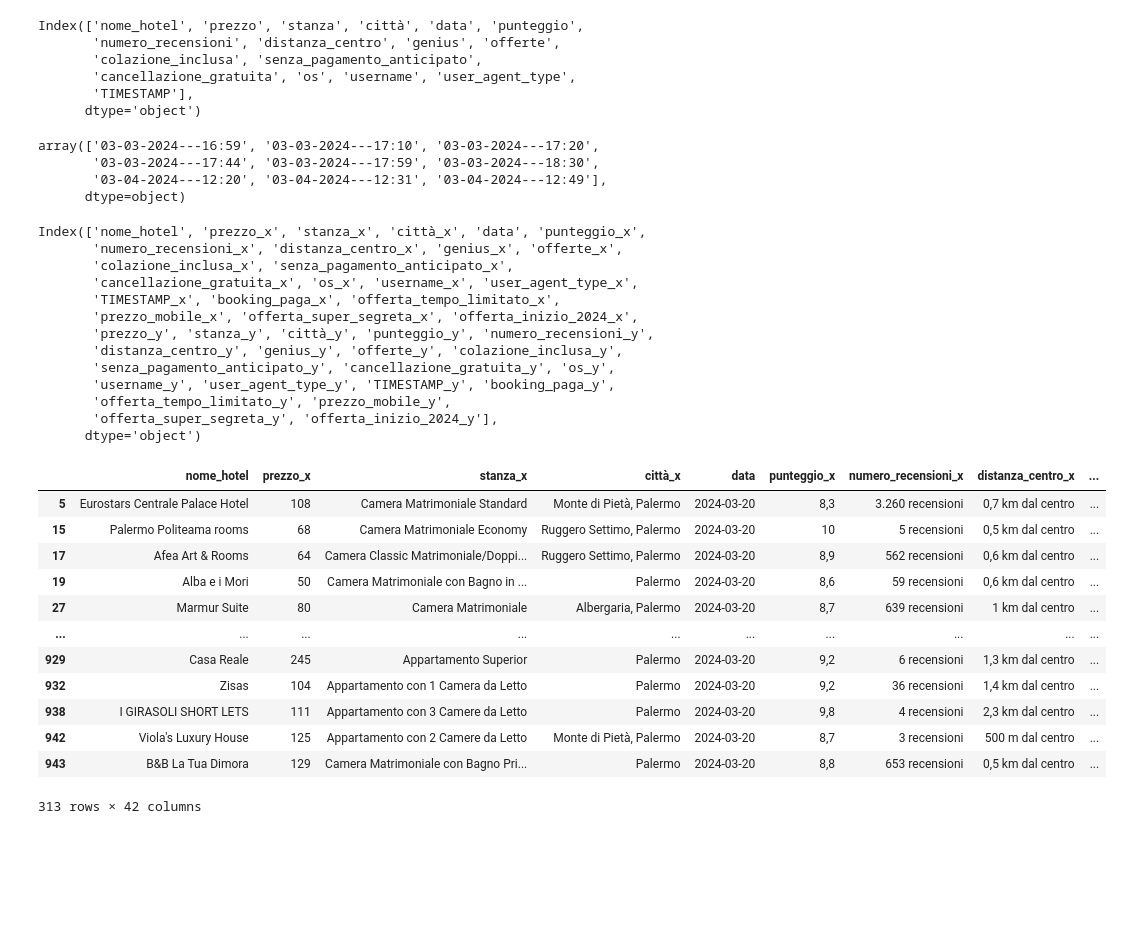
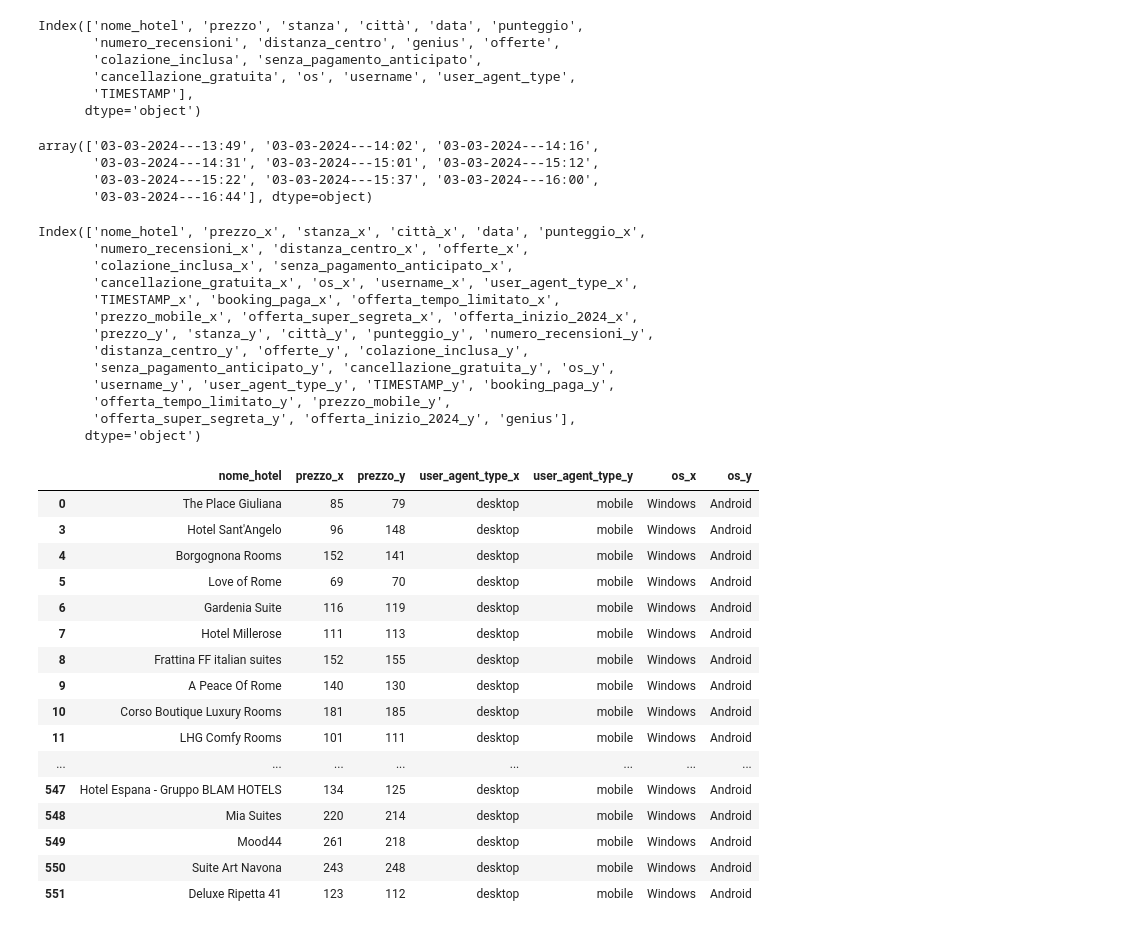
Before and after one commit to lemtiel93/booking-webscraping-thesis, a Jupyter notebook: booking_data_analysis.ipynb, the cells around one changed output. Drawn from its saved outputs; the diff is of its cells as text; code cells hidden in the pictures; blank space fills up the shorter version.

Commit message:
offerta solo mobile

```diff
--- a/booking_data_analysis.ipynb
+++ b/booking_data_analysis.ipynb
@@ -3,7 +3,7 @@
 import pandas as pd
 import re
 
-df=pd.read_csv("dati_palermo/palermo_dati_booking.csv")
+df=pd.read_csv("roma_dati_booking.csv")
 df['prezzo'] = df['prezzo'].apply(lambda x: int(re.search(r'\d+', x).group()))
 df.columns
 # %% [output]
@@ -17,23 +17,23 @@ Index(['nome_hotel', 'prezzo', 'stanza', 'città', 'data', 'punteggio',
 # Crea delle colonne con valori True/False in base alle offerte
 df['booking_paga'] = df['offerte'].str.contains('Booking.com paga')
 df['offerta_tempo_limitato'] = df['offerte'].str.contains('tempo limitato')
-df['prezzo_mobile'] = df['offerte'].str.contains('mobile')
+df['offerta_solo_mobile'] = df['offerte'].str.contains('mobile')
 df['offerta_super_segreta'] = df['offerte'].str.contains('SuperSegreta')
 df['offerta_inizio_2024'] = df['offerte'].str.contains('Offerta Inizio 2024')
 # Inserisce False nei campi nulli
-df[['booking_paga','offerta_tempo_limitato','prezzo_mobile','offerta_super_segreta','offerta_inizio_2024']] = df[['booking_paga','offerta_tempo_limitato','prezzo_mobile','offerta_super_segreta','offerta_inizio_2024']].fillna(False)
+df[['booking_paga','offerta_tempo_limitato','offerta_solo_mobile','offerta_super_segreta','offerta_inizio_2024']] = df[['booking_paga','offerta_tempo_limitato','offerta_solo_mobile','offerta_super_segreta','offerta_inizio_2024']].fillna(False)
 # %%
 # Visualizza lista ricerche in base ad orari
 df['TIMESTAMP'].unique()
 # %% [output]
-array(['03-03-2024---16:59', '03-03-2024---17:10', '03-03-2024---17:20',
-       '03-03-2024---17:44', '03-03-2024---17:59', '03-03-2024---18:30',
-       '03-04-2024---12:20', '03-04-2024---12:31', '03-04-2024---12:49'],
-      dtype=object)
+array(['03-03-2024---13:49', '03-03-2024---14:02', '03-03-2024---14:16',
+       '03-03-2024---14:31', '03-03-2024---15:01', '03-03-2024---15:12',
+       '03-03-2024---15:22', '03-03-2024---15:37', '03-03-2024---16:00',
+       '03-03-2024---16:44'], dtype=object)
 # %%
 # Divide il dataframe in base a orari ricerche per fare poi il merge
-orario1 = df["TIMESTAMP"].unique()[1]
-orario2 = df["TIMESTAMP"].unique()[3]
+orario1 = df["TIMESTAMP"].unique()[-1]
+orario2 = df["TIMESTAMP"].unique()[-4]
 
 df1 = df[df["TIMESTAMP"]==orario1]
 df2 = df[df["TIMESTAMP"]==orario2]
@@ -63,37 +63,40 @@ merged_df = merged_df.drop_duplicates(subset="nome_hotel",keep= False)
 merged_df.columns
 # %% [output]
 Index(['nome_hotel', 'prezzo_x', 'stanza_x', 'città_x', 'data', 'punteggio_x',
-       'numero_recensioni_x', 'distanza_centro_x', 'genius_x', 'offerte_x',
+       'numero_recensioni_x', 'distanza_centro_x', 'offerte_x',
        'colazione_inclusa_x', 'senza_pagamento_anticipato_x',
        'cancellazione_gratuita_x', 'os_x', 'username_x', 'user_agent_type_x',
        'TIMESTAMP_x', 'booking_paga_x', 'offerta_tempo_limitato_x',
        'prezzo_mobile_x', 'offerta_super_segreta_x', 'offerta_inizio_2024_x',
        'prezzo_y', 'stanza_y', 'città_y', 'punteggio_y', 'numero_recensioni_y',
-       'distanza_centro_y', 'genius_y', 'offerte_y', 'colazione_inclusa_y',
+       'distanza_centro_y', 'offerte_y', 'colazione_inclusa_y',
        'senza_pagamento_anticipato_y', 'cancellazione_gratuita_y', 'os_y',
        'username_y', 'user_agent_type_y', 'TIMESTAMP_y', 'booking_paga_y',
        'offerta_tempo_limitato_y', 'prezzo_mobile_y',
-       'offerta_super_segreta_y', 'offerta_inizio_2024_y'],
+       'offerta_super_segreta_y', 'offerta_inizio_2024_y', 'genius'],
       dtype='object')
 # %%
 # Per visualizzare tutte le righe con differenze di prezzo
 #pd.set_option('display.max_rows', None)
-merged_df[["nome_hotel","prezzo_x","prezzo_y","offerte_x","offerte_y"]]
-merged_df
+merged_df[["nome_hotel","prezzo_x","prezzo_y","user_agent_type_x","user_agent_type_y",'os_x','os_y']]
 # %% [output]
-|  | nome_hotel | prezzo_x | stanza_x | città_x | data | punteggio_x | numero_recensioni_x | distanza_centro_x | ... |
-| 5 | Eurostars Centrale Palace Hotel | 108 | Camera Matrimoniale Standard | Monte di Pietà, Palermo | 2024-03-20 | 8,3 | 3.260 recensioni | 0,7 km dal centro | ... |
-| 15 | Palermo Politeama rooms | 68 | Camera Matrimoniale Economy | Ruggero Settimo, Palermo | 2024-03-20 | 10 | 5 recensioni | 0,5 km dal centro | ... |
-| 17 | Afea Art & Rooms | 64 | Camera Classic Matrimoniale/Doppi... | Ruggero Settimo, Palermo | 2024-03-20 | 8,9 | 562 recensioni | 0,6 km dal centro | ... |
-| 19 | Alba e i Mori | 50 | Camera Matrimoniale con Bagno in ... | Palermo | 2024-03-20 | 8,6 | 59 recensioni | 0,6 km dal centro | ... |
-| 27 | Marmur Suite | 80 | Camera Matrimoniale | Albergaria, Palermo | 2024-03-20 | 8,7 | 639 recensioni | 1 km dal centro | ... |
-| ... | ... | ... | ... | ... | ... | ... | ... | ... | ... |
-| 929 | Casa Reale | 245 | Appartamento Superior | Palermo | 2024-03-20 | 9,2 | 6 recensioni | 1,3 km dal centro | ... |
-| 932 | Zisas | 104 | Appartamento con 1 Camera da Letto | Palermo | 2024-03-20 | 9,2 | 36 recensioni | 1,4 km dal centro | ... |
-| 938 | I GIRASOLI SHORT LETS | 111 | Appartamento con 3 Camere da Letto | Palermo | 2024-03-20 | 9,8 | 4 recensioni | 2,3 km dal centro | ... |
-| 942 | Viola's Luxury House | 125 | Appartamento con 2 Camere da Letto | Monte di Pietà, Palermo | 2024-03-20 | 8,7 | 3 recensioni | 500 m dal centro | ... |
-| 943 | B&B La Tua Dimora | 129 | Camera Matrimoniale con Bagno Pri... | Palermo | 2024-03-20 | 8,8 | 653 recensioni | 0,5 km dal centro | ... |
+|  | nome_hotel | prezzo_x | prezzo_y | user_agent_type_x | user_agent_type_y | os_x | os_y |
+| 0 | The Place Giuliana | 85 | 79 | desktop | mobile | Windows | Android |
+| 3 | Hotel Sant'Angelo | 96 | 148 | desktop | mobile | Windows | Android |
+| 4 | Borgognona Rooms | 152 | 141 | desktop | mobile | Windows | Android |
+| 5 | Love of Rome | 69 | 70 | desktop | mobile | Windows | Android |
+| 6 | Gardenia Suite | 116 | 119 | desktop | mobile | Windows | Android |
+| 7 | Hotel Millerose | 111 | 113 | desktop | mobile | Windows | Android |
+| 8 | Frattina FF italian suites | 152 | 155 | desktop | mobile | Windows | Android |
+| 9 | A Peace Of Rome | 140 | 130 | desktop | mobile | Windows | Android |
+| 10 | Corso Boutique Luxury Rooms | 181 | 185 | desktop | mobile | Windows | Android |
+| 11 | LHG Comfy Rooms | 101 | 111 | desktop | mobile | Windows | Android |
+| ... | ... | ... | ... | ... | ... | ... | ... |
+| 547 | Hotel Espana - Gruppo BLAM HOTELS | 134 | 125 | desktop | mobile | Windows | Android |
+| 548 | Mia Suites | 220 | 214 | desktop | mobile | Windows | Android |
+| 549 | Mood44 | 261 | 218 | desktop | mobile | Windows | Android |
+| 550 | Suite Art Navona | 243 | 248 | desktop | mobile | Windows | Android |
+| 551 | Deluxe Ripetta 41 | 123 | 112 | desktop | mobile | Windows | Android |
-313 rows × 42 columns
 # %%
 #aggiungo colonna con differenza prezzi
 pd.set_option('display.max_rows', None)
```
Also changed, not shown: parts of 2 cells of this notebook, 1 other file.
